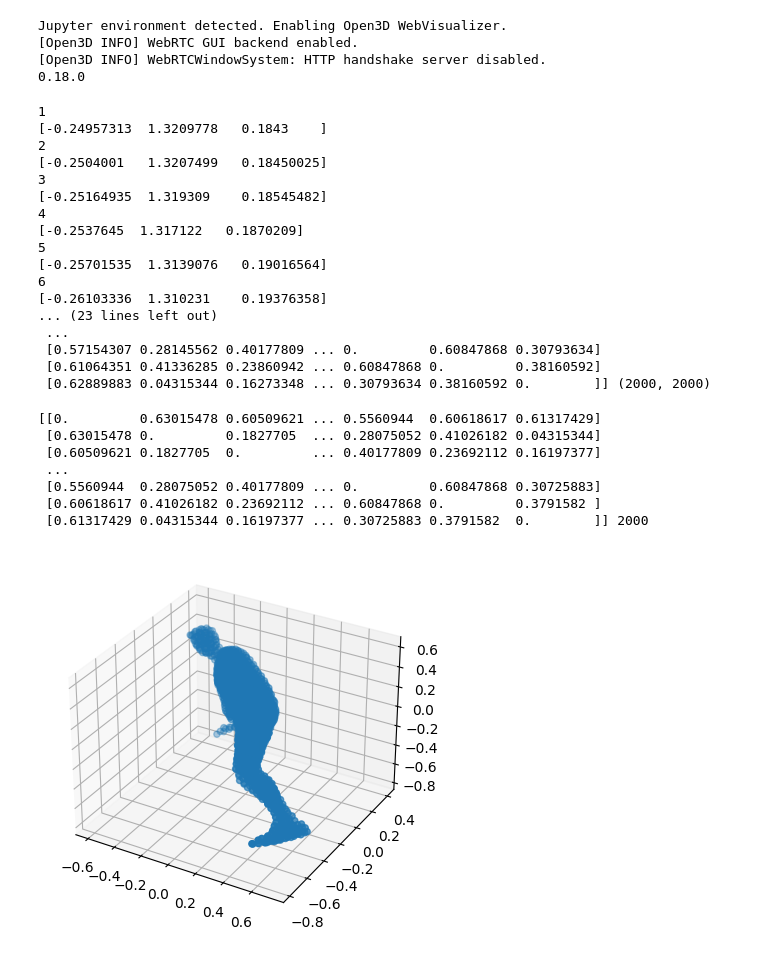
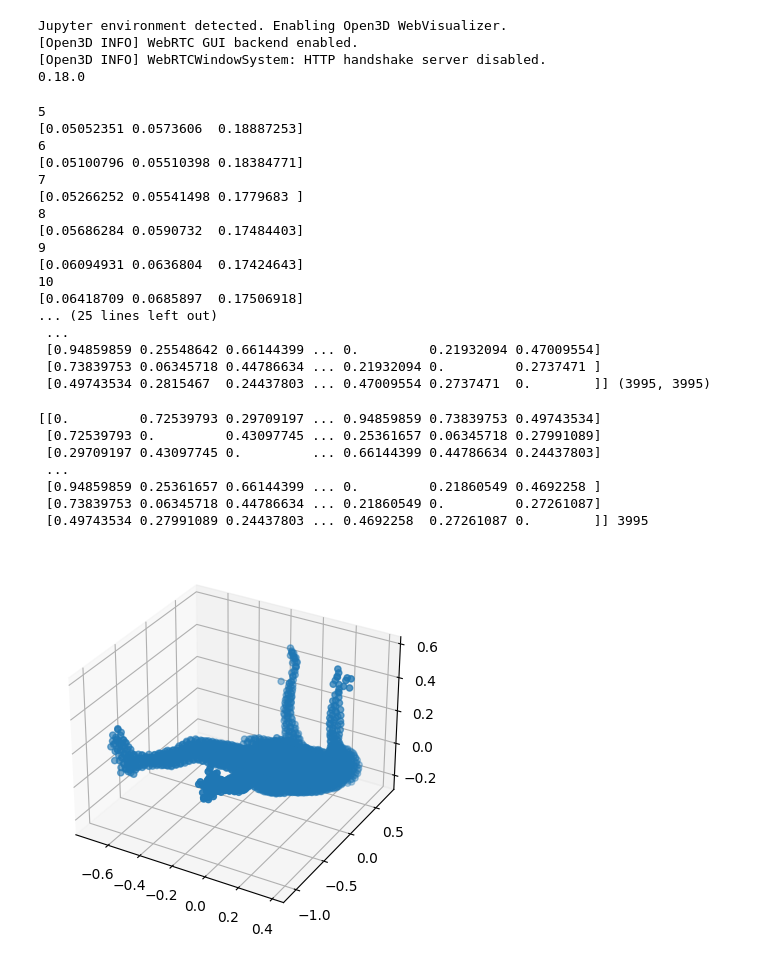
Before and after one commit to frozzzen3/TVMC, a Jupyter notebook: get_reference_centers.ipynb, the cells around one changed output. Cells and saved outputs as stored; diff of their text form; code cells hidden in the pictures.

```diff
--- a/get_reference_centers.ipynb
+++ b/get_reference_centers.ipynb
@@ -37,16 +37,17 @@ num_points = 2000
 # %%
 #file_prefix = f"D:/arap-volume-tracking-main/arap-volume-tracking-main/data/basketball-output-max/basketball_{num_points}/test_mesh_0res_{num_points}_"
 #file_prefix = f"D:/arap-volume-tracking-main/arap-volume-tracking-main/data/collision-output-max/collision_{num_points}/mesh_0res_{num_points}_"
-#file_prefix = f"G:\VS2022Projects/arap-volume-tracking-main\data\Levi-output-max-4000/Frame_00res_{num_points}_"
+file_prefix = fr"G:\VS2022Projects/arap-volume-tracking-main\data\{dataset}-output-max-4000/impr/dancer_fr0impr_{num_points}_"
 #file_prefix = fr"G:\VS2022Projects/arap-volume-tracking-main\data\{dataset}-output-max-2000/basketball_player_fr0res_{num_points}_"
 #file_prefix = fr'G:\VS2022Projects/arap-volume-tracking-main\data\{dataset}-output-max-2000/impr/basketball_player_fr0impr_{num_points}_'
-file_prefix = fr'G:\VS2022Projects/arap-volume-tracking-main\data\{dataset}-output-max-2000/mitch_fr0res_{num_points}_'
+#file_prefix = fr'G:\VS2022Projects/arap-volume-tracking-main\data\{dataset}-output-max-3000/mitch_fr0res_{num_points}_'
+#file_prefix = fr'G:\VS2022Projects/arap-volume-tracking-main\data\{dataset}-output-max-2000/thomas_fr0res_{num_points}_'
 
 file_extension = ".xyz"
 
 max_distance_matrix = np.zeros((num_points, num_points))
 offset = 0
-for index in range(1, 16):
+for index in range(5, 21):
     print(index)
     all_points = []
     filename = f"{file_prefix}{index:03d}{file_extension}"
@@ -64,13 +65,13 @@ for index in range(1, 16):
 
                 max_distance_matrix[j, i] = max_distance_matrix[i, j]
 
-    if (index == offset + 5 or index == offset + 10):
-        np.savetxt(f"G:\VS2022Projects/arap-volume-tracking-main\data\Mitch-output-max-2000/Mitch_distance_matrix_{index-offset}_{num_points}.txt", max_distance_matrix)
+    if (index == offset + 14 or index == offset + 9):
+        np.savetxt(fr"G:\VS2022Projects/arap-volume-tracking-main\data\{dataset}-output-max-3000/{dataset}_distance_matrix_{index-offset-4}_{num_points}.txt", max_distance_matrix)
 print(all_points.__len__())
 
 
 
-np.savetxt(f"G:\VS2022Projects/arap-volume-tracking-main\data\Mitch-output-max-2000/Mitch_distance_matrix_15_{num_points}.txt", max_distance_matrix)
+np.savetxt(fr"G:\VS2022Projects/arap-volume-tracking-main\data\{dataset}-output-max-3000/{dataset}_distance_matrix_15_{num_points}.txt", max_distance_matrix)
 #np.savetxt(f"D:/arap-volume-tracking-main/arap-volume-tracking-main/data/basketball-output-max/basketball_{num_points}/basketball_distance_matrix_{num_frames}_{num_points}_1519.txt", max_distance_matrix)
 #np.savetxt(f"D:/arap-volume-tracking-main/arap-volume-tracking-main/data/collision-output-max/collision_{num_points}/collision_distance_matrix_{num_frames}_{num_points}_2630.txt", max_distance_matrix)
 #np.savetxt(f"D:/arap-volume-tracking-main/arap-volume-tracking-main/data/dancer-output-max/dancer_{num_points}/dancer_distance_matrix_{num_frames}_{num_points}_0610.txt", max_distance_matrix)
@@ -78,54 +79,55 @@ np.savetxt(f"G:\VS2022Projects/arap-volume-tracking-main\data\Mitch-output-max-2
 print("Distance Matrix:")
 print(max_distance_matrix, max_distance_matrix.shape)
 # %% [output]
-1
-[-0.24957313  1.3209778   0.1843    ]
-2
-[-0.2504001   1.3207499   0.18450025]
-3
-[-0.25164935  1.319309    0.18545482]
-4
-[-0.2537645  1.317122   0.1870209]
 5
-[-0.25701535  1.3139076   0.19016564]
+[0.05052351 0.0573606  0.18887253]
 6
-[-0.26103336  1.310231    0.19376358]
-... (23 lines left out)
+[0.05100796 0.05510398 0.18384771]
+7
+[0.05266252 0.05541498 0.1779683 ]
+8
+[0.05686284 0.0590732  0.17484403]
+9
+[0.06094931 0.0636804  0.17424643]
+10
+[0.06418709 0.0685897  0.17506918]
+... (25 lines left out)
  ...
- [0.57154307 0.28145562 0.40177809 ... 0.         0.60847868 0.30793634]
- [0.61064351 0.41336285 0.23860942 ... 0.60847868 0.         0.38160592]
- [0.62889883 0.04315344 0.16273348 ... 0.30793634 0.38160592 0.        ]] (2000, 2000)
+ [0.94859859 0.25548642 0.66144399 ... 0.         0.21932094 0.47009554]
+ [0.73839753 0.06345718 0.44786634 ... 0.21932094 0.         0.2737471 ]
+ [0.49743534 0.2815467  0.24437803 ... 0.47009554 0.2737471  0.        ]] (3995, 3995)
 # %%
 num_frames = 10
 num_points = 2000
 # %%
 #Levi_distance_matrix = np.loadtxt(f"G:\VS2022Projects/arap-volume-tracking-main\data\Levi-output-max-4000/Levi_distance_matrix_5_{num_points}.txt")
-#Dancer_distance_matrix = np.loadtxt(f"G:\VS2022Projects/arap-volume-tracking-main\data\Dancer-output-max-2000/Dancer_distance_matrix_{num_frames}_{num_points}.txt")
-Basket_distance_matrix = np.loadtxt(f"G:\VS2022Projects/arap-volume-tracking-main\data\Basketball-output-max-2000/Basket_distance_matrix_{num_frames}_{num_points}.txt")
-Mitch_distance_matrix = np.loadtxt(f"G:\VS2022Projects/arap-volume-tracking-main\data\Mitch-output-max-2000/Mitch_distance_matrix_{num_frames}_{num_points}.txt")
+Dancer_distance_matrix = np.loadtxt(f"G:\VS2022Projects/arap-volume-tracking-main\data\Dancer-output-max-3000/Dancer_distance_matrix_{num_frames}_{num_points}.txt")
+#Basket_distance_matrix = np.loadtxt(f"G:\VS2022Projects/arap-volume-tracking-main\data\Basketball-output-max-2000/Basket_distance_matrix_{num_frames}_{num_points}.txt")
+#Mitch_distance_matrix = np.loadtxt(f"G:\VS2022Projects/arap-volume-tracking-main\data\Mitch-output-max-1000/Mitch_distance_matrix_{num_frames}_{num_points}.txt")
+#Thomas_distance_matrix = np.loadtxt(f"G:\VS2022Projects/arap-volume-tracking-main\data\{dataset}-output-max-2000/{dataset}_distance_matrix_{num_frames}_{num_points}.txt")
 #print(Levi_distance_matrix, Levi_distance_matrix.__len__())
 #print(Dancer_distance_matrix, Dancer_distance_matrix.__len__())
-print(Mitch_distance_matrix, Mitch_distance_matrix.__len__())
+print(Dancer_distance_matrix, Dancer_distance_matrix.__len__())
 # %% [output]
-[[0.         0.63015478 0.60509621 ... 0.5560944  0.60618617 0.61317429]
- [0.63015478 0.         0.1827705  ... 0.28075052 0.41026182 0.04315344]
- [0.60509621 0.1827705  0.         ... 0.40177809 0.23692112 0.16197377]
+[[0.         0.72539793 0.29709197 ... 0.94859859 0.73839753 0.49743534]
+ [0.72539793 0.         0.43097745 ... 0.25361657 0.06345718 0.27991089]
+ [0.29709197 0.43097745 0.         ... 0.66144399 0.44786634 0.24437803]
  ...
- [0.5560944  0.28075052 0.40177809 ... 0.         0.60847868 0.30725883]
- [0.60618617 0.41026182 0.23692112 ... 0.60847868 0.         0.3791582 ]
- [0.61317429 0.04315344 0.16197377 ... 0.30725883 0.3791582  0.        ]] 2000
+ [0.94859859 0.25361657 0.66144399 ... 0.         0.21860549 0.4692258 ]
+ [0.73839753 0.06345718 0.44786634 ... 0.21860549 0.         0.27261087]
+ [0.49743534 0.27991089 0.24437803 ... 0.4692258  0.27261087 0.        ]] 3995
 # %%
-max_distance_matrix = Mitch_distance_matrix
+max_distance_matrix = Dancer_distance_matrix
 
-mds = MDS(n_components=3, metric=True ,dissimilarity='precomputed', n_jobs=-1, eps= 1e-5, verbose=0, random_state=1, n_init = 6, max_iter = 300)
+mds = MDS(n_components=3, metric=True ,dissimilarity='precomputed', n_jobs=-1, eps= 1e-10, verbose=0, random_state=1, n_init = 6, max_iter = 300)
 reference_centers = mds.fit_transform(max_distance_matrix)
 
 fig = plt.figure()
 ax = fig.add_subplot(111, projection='3d')
 ax.scatter(reference_centers[:, 0], reference_centers[:, 1], reference_centers[:, 2])
 plt.show()
 # %% [output]
-[figure, old version]
+[figure, new version]
 # %%
 #center_filename_Levi = f'G:\VS2022Projects/arap-volume-tracking-main\data\Levi-output-max-4000/Frame_00res_{num_points}_{i:03d}.xyz'
 #center_filename_Dancer = f'G:\VS2022Projects/arap-volume-tracking-main\data\Dancer-output-max-2000/dancer_fr0res_{num_points}_{i:03d}.xyz'
```
Also changed, not shown: parts of 22 cells of this notebook, 7 other files.
